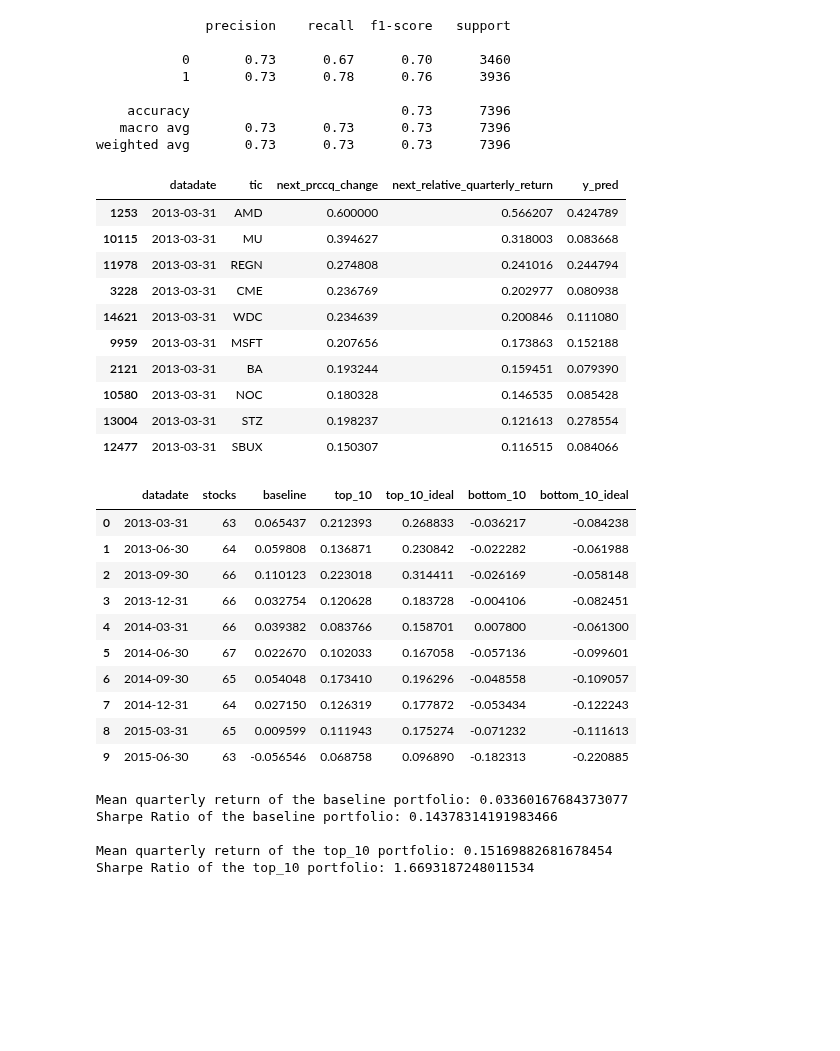
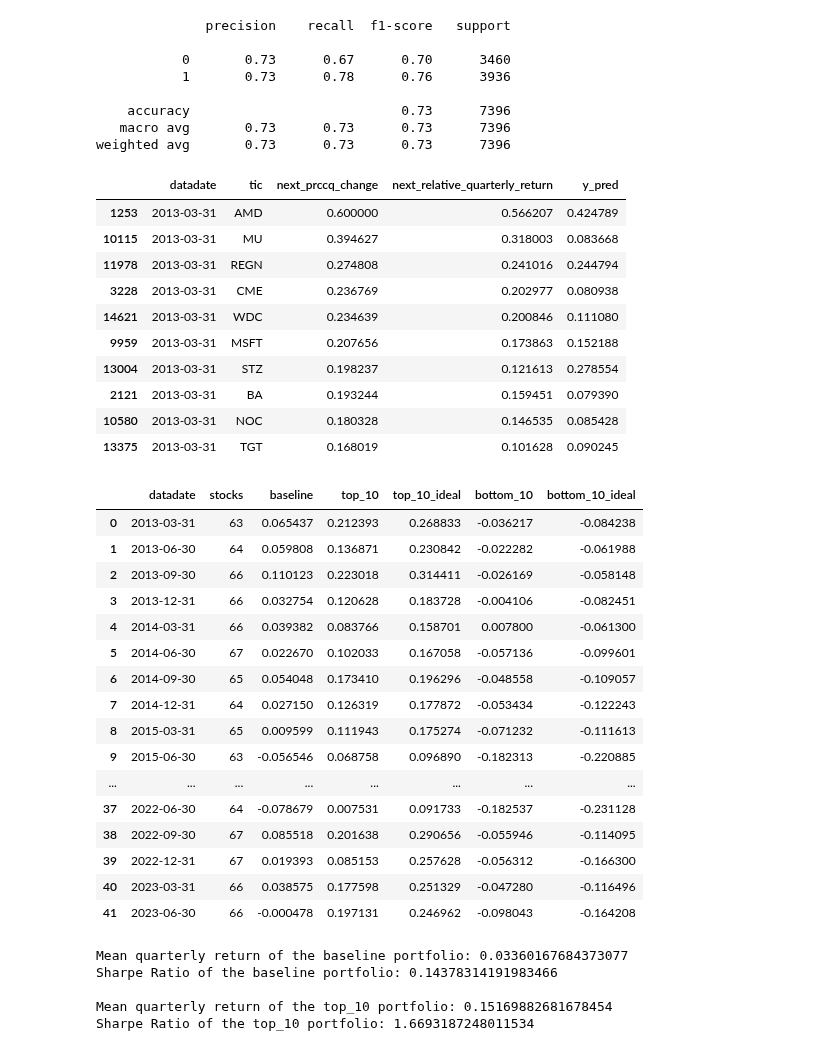
Before and after one commit to edocampione/4YP, a Jupyter notebook: models/global.ipynb, the cells around one changed output. Cells and saved outputs as stored; diff of their text form; code cells hidden in the pictures; blank space fills up the shorter version.

```diff
--- a/models/global.ipynb
+++ b/models/global.ipynb
@@ -146,6 +146,7 @@ train_df = df[(df['datadate'] >= train_start_date) & (df['datadate'] < valid_sta
 valid_df = df[(df['datadate'] >= valid_start_date) & (df['datadate'] < test_start_date)]
 test_df = df[(df['datadate'] >= test_start_date) & (df['datadate'] < end_date)]
 
-train_df.head()
+test_df = test_df.sort_values(by=['datadate', 'next_prccq_change'], ascending=[True, False])
+test_df.head(10)
 # %% [output]
 |  | gvkey | datadate | tic | actq | ancq | epsfxq | lctq | ltq | revtq | roa | ... | ... |
@@ -158,7 +163,0 @@ train_df.head()
-# %%
-# for ranking
-train_group = list(train_df['datadate'].value_counts().sort_index().tolist())
-valid_group = list(valid_df['datadate'].value_counts().sort_index().tolist())
-test_group = list(test_df['datadate'].value_counts().sort_index().tolist())
-
-print(train_group)
@@ -347,7 +344,7 @@ print(classification_report(y_train_binary, y_train_pred_binary))
 weighted avg       0.73      0.73      0.73      7396
 # %%
 results['y_pred'] = y_test_pred
-results = results.sort_values(by=['datadate', 'next_relative_quarterly_return'], ascending=[True, False])
+results = results.sort_values(by=['datadate', 'next_prccq_change'], ascending=[True, False])
 
 results.head(10)
 # %% [output]
@@ -358,10 +355,10 @@ results.head(10)
 | 3228 | 2013-03-31 | CME | 0.236769 | 0.202977 | 0.080938 |
 | 14621 | 2013-03-31 | WDC | 0.234639 | 0.200846 | 0.111080 |
 | 9959 | 2013-03-31 | MSFT | 0.207656 | 0.173863 | 0.152188 |
+| 13004 | 2013-03-31 | STZ | 0.198237 | 0.121613 | 0.278554 |
 | 2121 | 2013-03-31 | BA | 0.193244 | 0.159451 | 0.079390 |
 | 10580 | 2013-03-31 | NOC | 0.180328 | 0.146535 | 0.085428 |
-| 13004 | 2013-03-31 | STZ | 0.198237 | 0.121613 | 0.278554 |
-| 12477 | 2013-03-31 | SBUX | 0.150307 | 0.116515 | 0.084066 |
+| 13375 | 2013-03-31 | TGT | 0.168019 | 0.101628 | 0.090245 |
 # %%
 # Group by 'datadate' and calculate the count of rows and the mean of 'next_prccq_change'
 df_avg = results.groupby('datadate').agg(
@@ -376,34 +373,40 @@ df_avg['top_10'] = results.groupby('datadate').apply(
 ).reset_index(level=0, drop=True)
 
 
 df_avg['top_10_ideal'] = results.groupby('datadate').apply(
     lambda x: x.nlargest(10, 'next_prccq_change')['next_prccq_change'].mean()
 ).reset_index(level=0, drop=True)
 
 
 df_avg['bottom_10'] = results.groupby('datadate').apply(
     lambda x: x.nsmallest(10, 'y_pred')['next_prccq_change'].mean()
 ).reset_index(level=0, drop=True)
 
 
 df_avg['bottom_10_ideal'] = results.groupby('datadate').apply(
     lambda x: x.nsmallest(10, 'next_prccq_change')['next_prccq_change'].mean()
 ).reset_index(level=0, drop=True)
 
 # Show the first few rows of the new dataframe
-df_avg.head(10)
+df_avg.head(100)
 # %% [output]
 |  | datadate | stocks | baseline | top_10 | top_10_ideal | bottom_10 | bottom_10_ideal |
 | 0 | 2013-03-31 | 63 | 0.065437 | 0.212393 | 0.268833 | -0.036217 | -0.084238 |
 | 1 | 2013-06-30 | 64 | 0.059808 | 0.136871 | 0.230842 | -0.022282 | -0.061988 |
 | 2 | 2013-09-30 | 66 | 0.110123 | 0.223018 | 0.314411 | -0.026169 | -0.058148 |
 | 3 | 2013-12-31 | 66 | 0.032754 | 0.120628 | 0.183728 | -0.004106 | -0.082451 |
 | 4 | 2014-03-31 | 66 | 0.039382 | 0.083766 | 0.158701 | 0.007800 | -0.061300 |
 | 5 | 2014-06-30 | 67 | 0.022670 | 0.102033 | 0.167058 | -0.057136 | -0.099601 |
 | 6 | 2014-09-30 | 65 | 0.054048 | 0.173410 | 0.196296 | -0.048558 | -0.109057 |
 | 7 | 2014-12-31 | 64 | 0.027150 | 0.126319 | 0.177872 | -0.053434 | -0.122243 |
 | 8 | 2015-03-31 | 65 | 0.009599 | 0.111943 | 0.175274 | -0.071232 | -0.111613 |
 | 9 | 2015-06-30 | 63 | -0.056546 | 0.068758 | 0.096890 | -0.182313 | -0.220885 |
+| ... | ... | ... | ... | ... | ... | ... | ... |
+| 37 | 2022-06-30 | 64 | -0.078679 | 0.007531 | 0.091733 | -0.182537 | -0.231128 |
+| 38 | 2022-09-30 | 67 | 0.085518 | 0.201638 | 0.290656 | -0.055946 | -0.114095 |
+| 39 | 2022-12-31 | 67 | 0.019393 | 0.085153 | 0.257628 | -0.056312 | -0.166300 |
+| 40 | 2023-03-31 | 66 | 0.038575 | 0.177598 | 0.251329 | -0.047280 | -0.116496 |
+| 41 | 2023-06-30 | 66 | -0.000478 | 0.197131 | 0.246962 | -0.098043 | -0.164208 |
 # %%
 for portfolio in ['baseline', 'top_10']:
 
```
Also changed, not shown: parts of 8 cells of this notebook, 1 other file.
